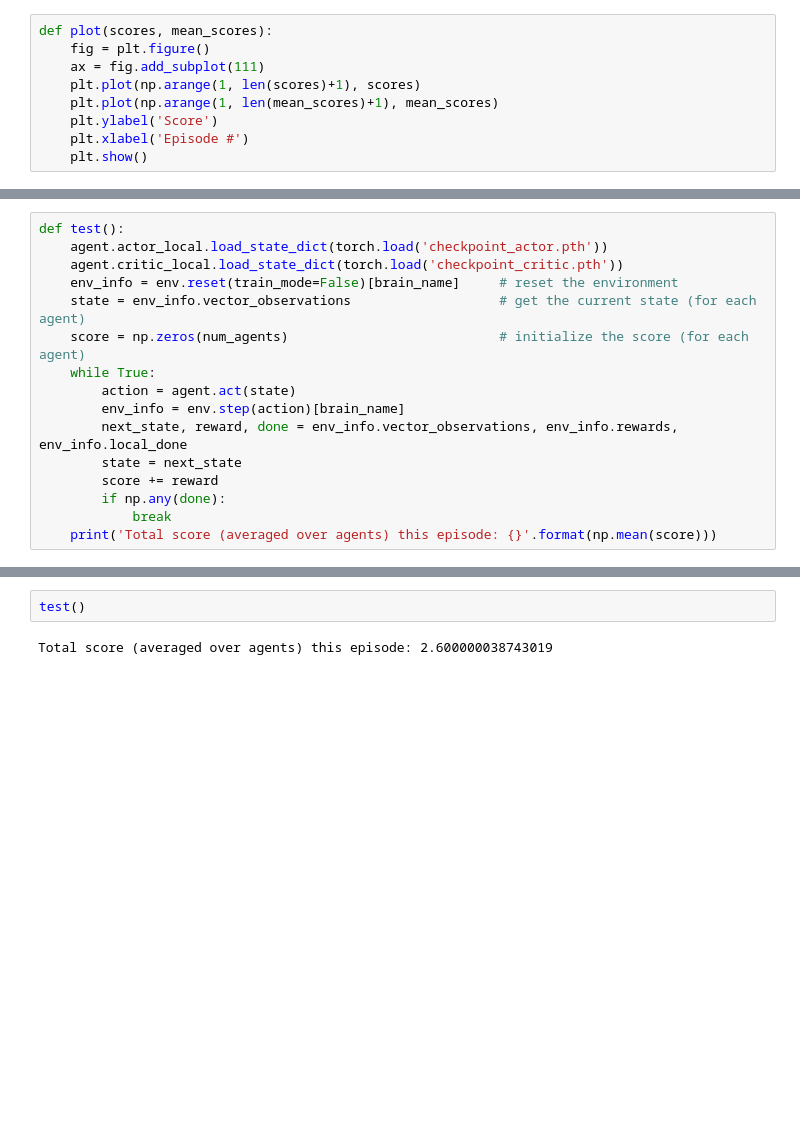
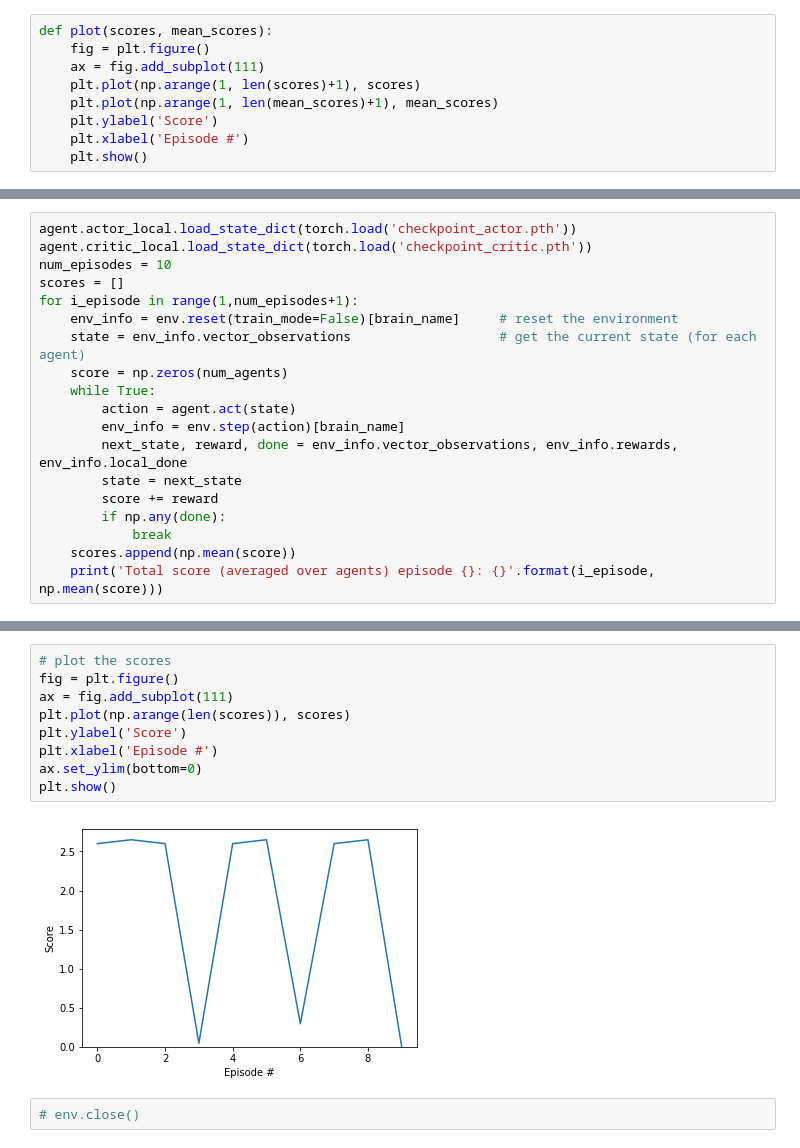
Before and after one commit to iDataist/Tennis-With-Multi-Agent-Reinforcement, a Jupyter notebook: Tennis.ipynb, the cells around one changed output, grey strips where cells are left out. Saved outputs shown, nothing was run; the diff lists cells and outputs as text; blank space fills up the shorter version.

```diff
--- a/Tennis.ipynb
+++ b/Tennis.ipynb
@@ -175,10 +210,12 @@ plot(scores, mean_scores)
 # %%
-def test():
-    agent.actor_local.load_state_dict(torch.load('checkpoint_actor.pth'))
-    agent.critic_local.load_state_dict(torch.load('checkpoint_critic.pth'))
+agent.actor_local.load_state_dict(torch.load('checkpoint_actor.pth'))
+agent.critic_local.load_state_dict(torch.load('checkpoint_critic.pth'))
+num_episodes = 10
+scores = []
+for i_episode in range(1,num_episodes+1):
     env_info = env.reset(train_mode=False)[brain_name]     # reset the environment
     state = env_info.vector_observations                   # get the current state (for each agent)
-    score = np.zeros(num_agents)                           # initialize the score (for each agent)
+    score = np.zeros(num_agents)
     while True:
         action = agent.act(state)
         env_info = env.step(action)[brain_name]
@@ -187,4 +224,5 @@ def test():
         score += reward
         if np.any(done):
             break
-    print('Total score (averaged over agents) this episode: {}'.format(np.mean(score)))
+    scores.append(np.mean(score))
+    print('Total score (averaged over agents) episode {}: {}'.format(i_episode, np.mean(score)))
@@ -191,4 +240,13 @@ def test():
-# %%
-test()
-# %% [output]
-Total score (averaged over agents) this episode: 2.600000038743019
+# %%
+# plot the scores
+fig = plt.figure()
+ax = fig.add_subplot(111)
+plt.plot(np.arange(len(scores)), scores)
+plt.ylabel('Score')
+plt.xlabel('Episode #')
+ax.set_ylim(bottom=0)
+plt.show()
+# %% [output]
+[figure, added]
+# %%
+# env.close()
```
Also changed, not shown: parts of 10 cells of this notebook.
